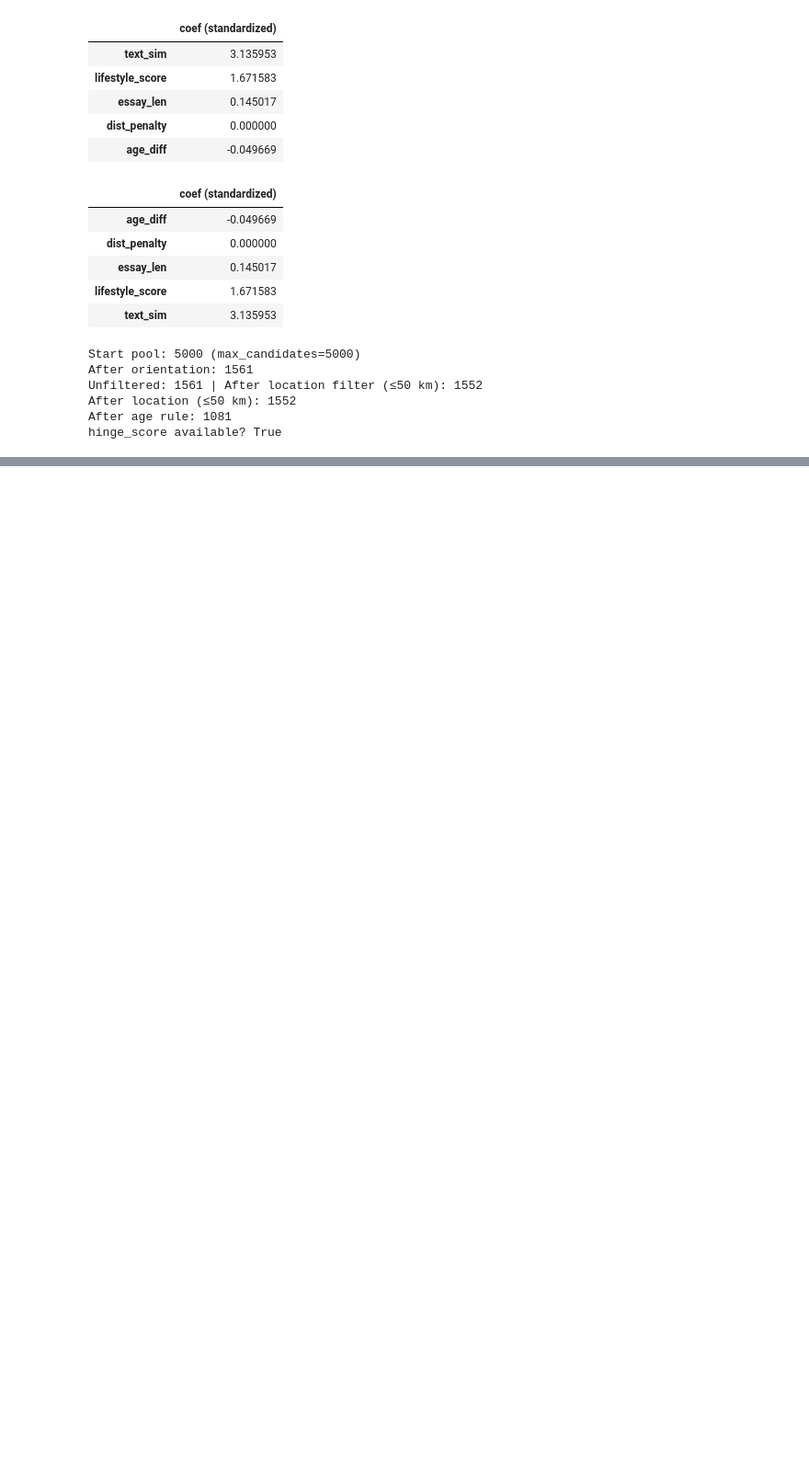
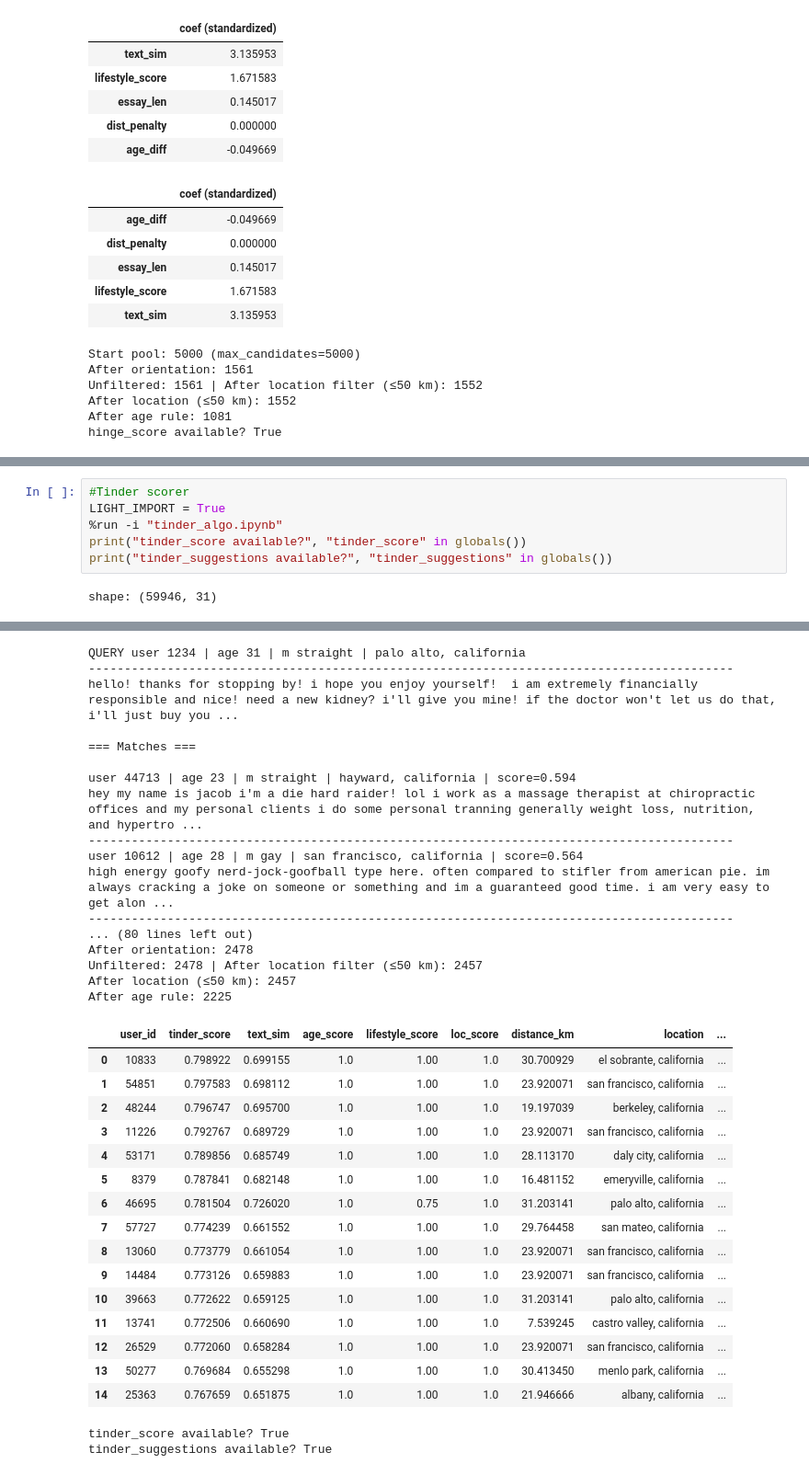
Before and after one commit to KrishaVeera/Decoding-the-Dating-Game, a Jupyter notebook: Comparisions.ipynb, the cells around one changed output, grey strips where cells are left out. Shown at 92% size. Cells and saved outputs as stored; diff of their text form; blank space fills up the shorter version.

Commit message:
fixed tinder

```diff
--- a/Comparisions.ipynb
+++ b/Comparisions.ipynb
@@ -368,0 +119,8 @@ Diagnostics
+# %%
+#Tinder scorer
+LIGHT_IMPORT = True
+%run -i "tinder_algo.ipynb"
+print("tinder_score available?", "tinder_score" in globals())
+print("tinder_suggestions available?", "tinder_suggestions" in globals())
+# %% [output]
+shape: (59946, 31)
@@ -368,0 +129,35 @@ Diagnostics
+QUERY user 1234 | age 31 | m straight | palo alto, california
+------------------------------------------------------------------------------------------
+hello! thanks for stopping by! i hope you enjoy yourself!  i am extremely financially responsible and nice! need a new kidney? i'll give you mine! if the doctor won't let us do that, i'll just buy you ...
+
+=== Matches ===
+
+user 44713 | age 23 | m straight | hayward, california | score=0.594
+hey my name is jacob i'm a die hard raider! lol i work as a massage therapist at chiropractic offices and my personal clients i do some personal tranning generally weight loss, nutrition, and hypertro ...
+------------------------------------------------------------------------------------------
+user 10612 | age 28 | m gay | san francisco, california | score=0.564
+high energy goofy nerd-jock-goofball type here. often compared to stifler from american pie. im always cracking a joke on someone or something and im a guaranteed good time. i am very easy to get alon ...
+------------------------------------------------------------------------------------------
+... (80 lines left out)
+After orientation: 2478
+Unfiltered: 2478 | After location filter (≤50 km): 2457
+After location (≤50 km): 2457
+After age rule: 2225
+|  | user_id | tinder_score | text_sim | age_score | lifestyle_score | loc_score | distance_km | location | ... |
+| 0 | 10833 | 0.798922 | 0.699155 | 1.0 | 1.00 | 1.0 | 30.700929 | el sobrante, california | ... |
+| 1 | 54851 | 0.797583 | 0.698112 | 1.0 | 1.00 | 1.0 | 23.920071 | san francisco, california | ... |
+| 2 | 48244 | 0.796747 | 0.695700 | 1.0 | 1.00 | 1.0 | 19.197039 | berkeley, california | ... |
+| 3 | 11226 | 0.792767 | 0.689729 | 1.0 | 1.00 | 1.0 | 23.920071 | san francisco, california | ... |
+| 4 | 53171 | 0.789856 | 0.685749 | 1.0 | 1.00 | 1.0 | 28.113170 | daly city, california | ... |
+| 5 | 8379 | 0.787841 | 0.682148 | 1.0 | 1.00 | 1.0 | 16.481152 | emeryville, california | ... |
+| 6 | 46695 | 0.781504 | 0.726020 | 1.0 | 0.75 | 1.0 | 31.203141 | palo alto, california | ... |
+| 7 | 57727 | 0.774239 | 0.661552 | 1.0 | 1.00 | 1.0 | 29.764458 | san mateo, california | ... |
+| 8 | 13060 | 0.773779 | 0.661054 | 1.0 | 1.00 | 1.0 | 23.920071 | san francisco, california | ... |
+| 9 | 14484 | 0.773126 | 0.659883 | 1.0 | 1.00 | 1.0 | 23.920071 | san francisco, california | ... |
+| 10 | 39663 | 0.772622 | 0.659125 | 1.0 | 1.00 | 1.0 | 31.203141 | palo alto, california | ... |
+| 11 | 13741 | 0.772506 | 0.660690 | 1.0 | 1.00 | 1.0 | 7.539245 | castro valley, california | ... |
+| 12 | 26529 | 0.772060 | 0.658284 | 1.0 | 1.00 | 1.0 | 23.920071 | san francisco, california | ... |
+| 13 | 50277 | 0.769684 | 0.655298 | 1.0 | 1.00 | 1.0 | 30.413450 | menlo park, california | ... |
+| 14 | 25363 | 0.767659 | 0.651875 | 1.0 | 1.00 | 1.0 | 21.946666 | albany, california | ... |
+tinder_score available? True
+tinder_suggestions available? True
```
Also changed, not shown: parts of 16 cells of this notebook, 1 other file.
